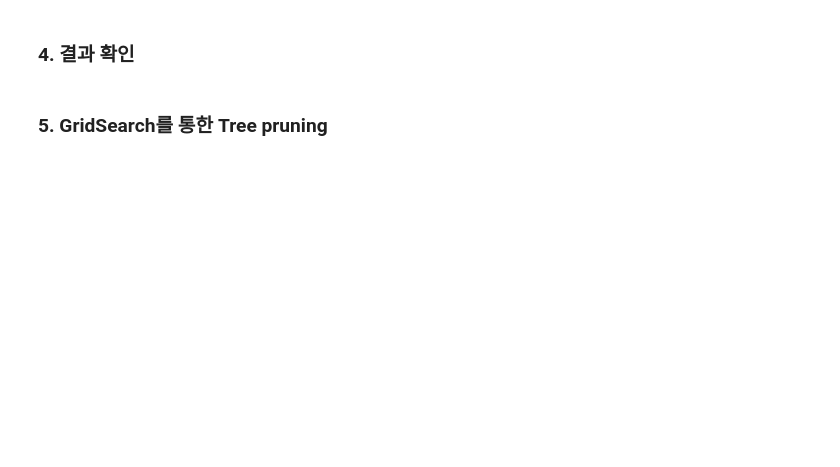
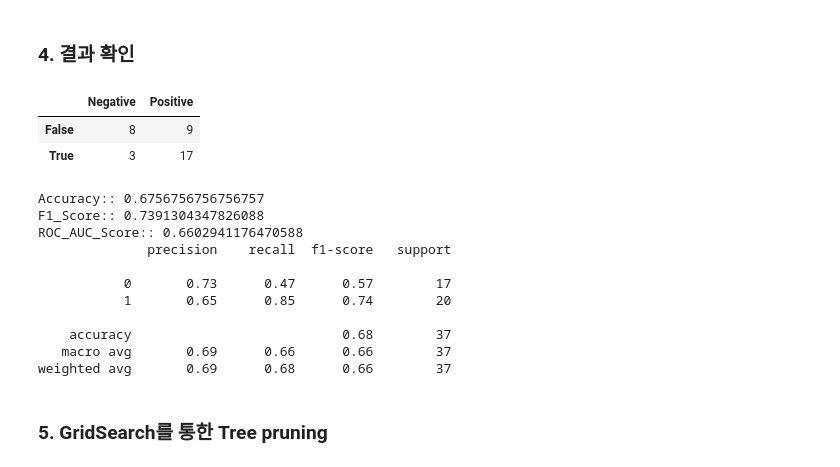
Before and after one commit to ORANZINO/YBIGTA-18th, a Jupyter notebook: 20210126 ML 심화/과제/ML 과제.ipynb, the cells around one changed output. Saved outputs shown, nothing was run; the diff lists cells and outputs as text; code cells hidden in the pictures; blank space fills up the shorter version.

```diff
--- a/20210126 ML 심화/과제/ML 과제.ipynb
+++ b/20210126 ML 심화/과제/ML 과제.ipynb
@@ -62,6 +98,12 @@ memory usage: 83.7+ KB
 # %%
 # 분할을 위해 필요한 적절한 패키지를 불러와주세요
 # train-test split 및 종속변수-설명변수 분할을 진행해주세요
+from sklearn.model_selection import train_test_split
+
+y = titanic['Survived']
+X = titanic.drop('Survived', axis=1)
+
+X_train, X_test, y_train, y_test = train_test_split(X, y, test_size = 0.2, random_state = 23)
 # %% [markdown]
 ### 2. Decision Tree를 통한 Classification
 # %%
@@ -78,3 +132,6 @@ memory usage: 83.7+ KB
 # %%
 # Decision Tree 모델을 사용하기 위한 적절한 패키지를 불러와 주세요
 # 별 다른 parameter 설정 없이 객체를 만들어 주고, 학습을 진행하세요
+from sklearn.tree import DecisionTreeClassifier
+dt_clf = DecisionTreeClassifier(criterion='entropy')
+dt_clf.fit(X_train, y_train)
@@ -105,6 +171,30 @@ with open("titanic_hw.dot") as f:
 # %%
 # accuracy, f1 score, roc_auc score, confusion matrix, classification report를 모두 불러와주세요
 # 불러온 metric(결과 확인 지표)들을 통해 결과를 확인해주세요.
+
+from sklearn.metrics import accuracy_score, f1_score, roc_auc_score, confusion_matrix, classification_report
+
+prediction = dt_clf.predict(X_test)
+display(pd.DataFrame(confusion_matrix(y_test, prediction), columns = ['Negative', 'Positive'], index = ['False', 'True']))
+print(f'Accuracy:: {accuracy_score(y_test, prediction)}',
+      f'F1_Score:: {f1_score(y_test, prediction)}',
+      f'ROC_AUC_Score:: {roc_auc_score(y_test, prediction)}', sep = '\n')
+print(classification_report(y_test, prediction))
+# %% [output]
+|  | Negative | Positive |
+| False | 8 | 9 |
+| True | 3 | 17 |
+Accuracy:: 0.6756756756756757
+F1_Score:: 0.7391304347826088
+ROC_AUC_Score:: 0.6602941176470588
+              precision    recall  f1-score   support
+
+           0       0.73      0.47      0.57        17
+           1       0.65      0.85      0.74        20
+
+    accuracy                           0.68        37
+   macro avg       0.69      0.66      0.66        37
+weighted avg       0.69      0.68      0.66        37
 # %% [markdown]
 ### 5. GridSearch를 통한 Tree pruning
 # %%
```
Also changed, not shown: parts of 11 cells of this notebook, 10 other files.
